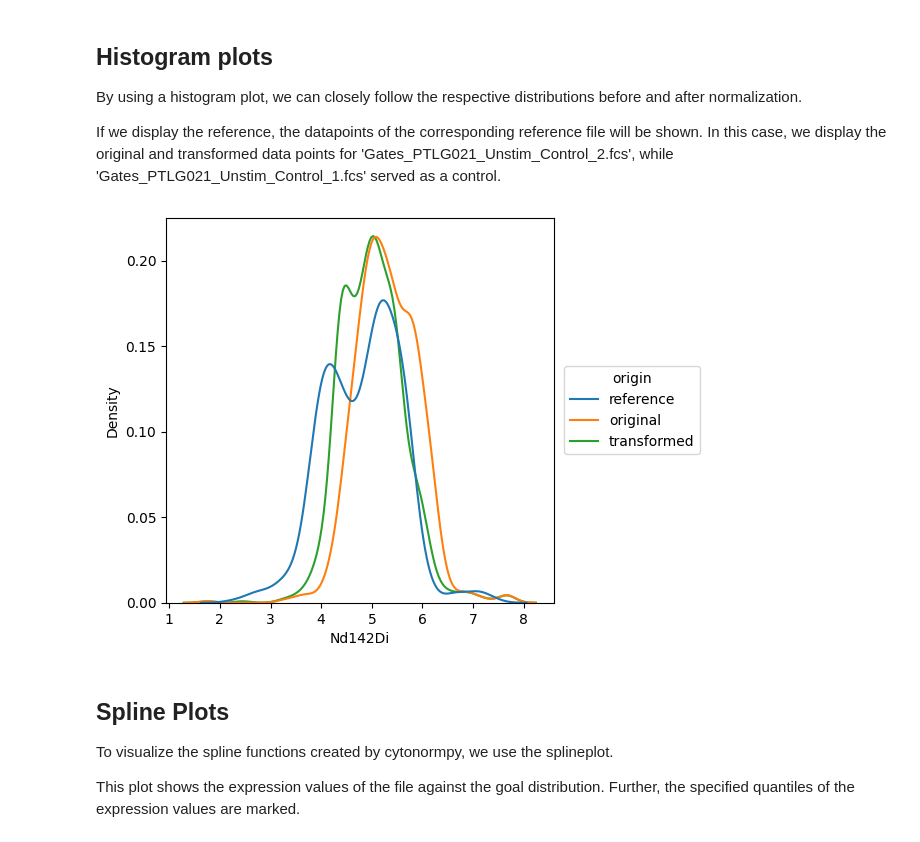
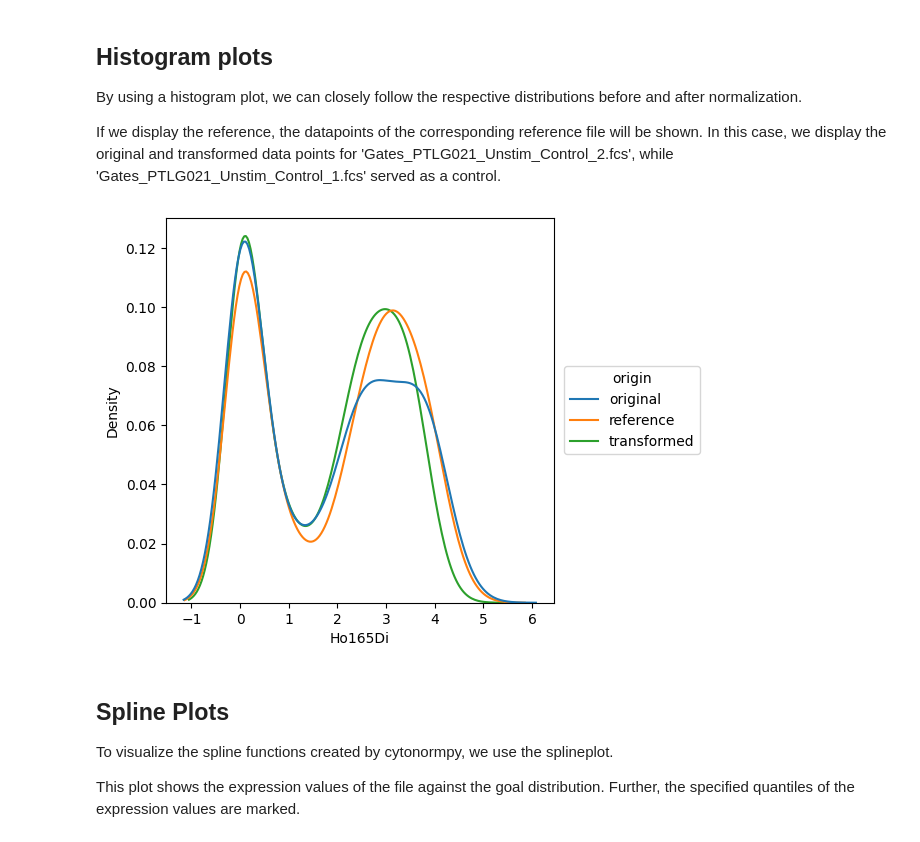
Before and after one commit to TarikExner/CytoNormPy, a Jupyter notebook: cytonormpy/vignettes/cytonormpy_plotting.ipynb, the cells around one changed output. Saved outputs shown, nothing was run; the diff lists cells and outputs as text; code cells hidden in the pictures.

```diff
--- a/cytonormpy/vignettes/cytonormpy_plotting.ipynb
+++ b/cytonormpy/vignettes/cytonormpy_plotting.ipynb
@@ -59,12 +59,12 @@ By using a histogram plot, we can closely follow the respective distributions be
 If we display the reference, the datapoints of the corresponding reference file will be shown. In this case, we display the original and transformed data points for 'Gates_PTLG021_Unstim_Control_2.fcs', while 'Gates_PTLG021_Unstim_Control_1.fcs' served as a control.
 # %%
 cnpl.histogram(file_name = files[3],
-               x_channel = "Nd142Di",
+               x_channel = "Ho165Di",
                x_scale = "linear",
                display_reference = True,
                figsize = (5,5))
 # %% [output]
-[figure, old version]
+[figure, new version]
 # %% [markdown]
 ## Spline Plots
 
```
Also changed, not shown: parts of 16 cells of this notebook, 14 other files.
